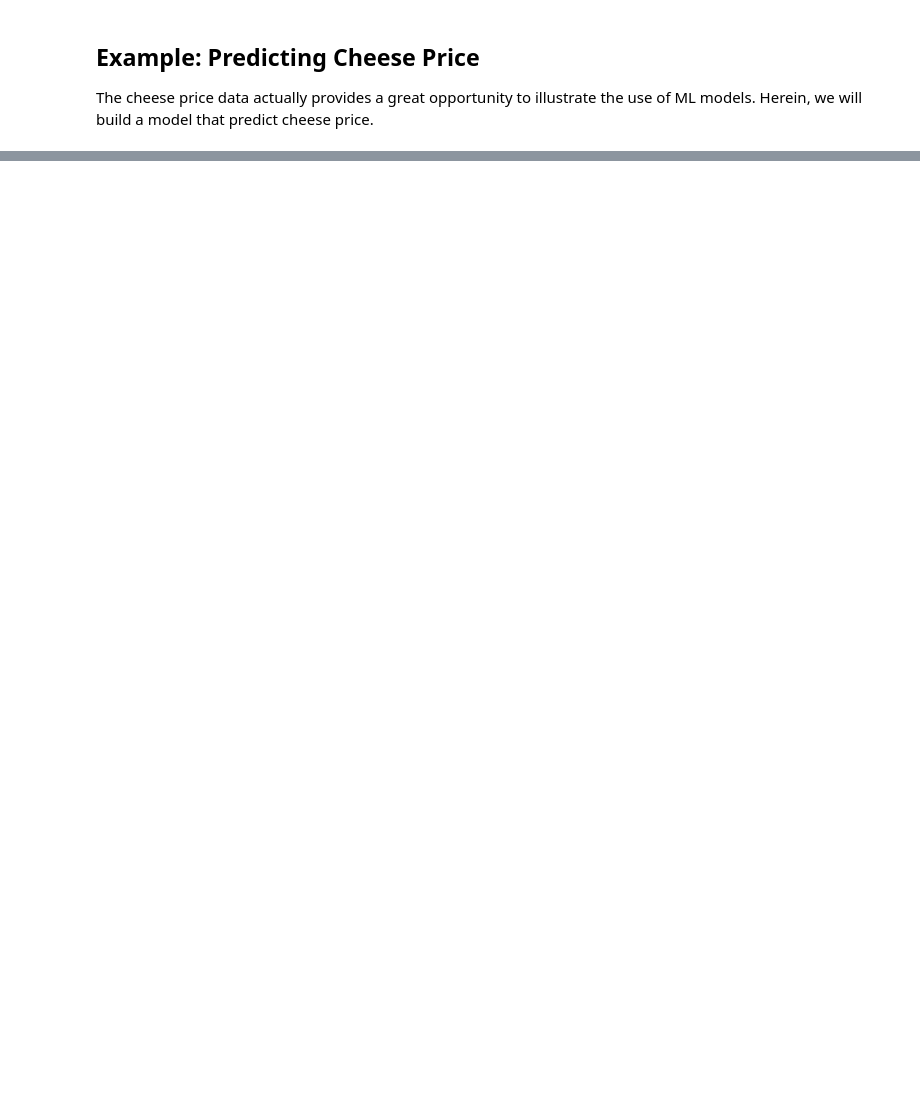
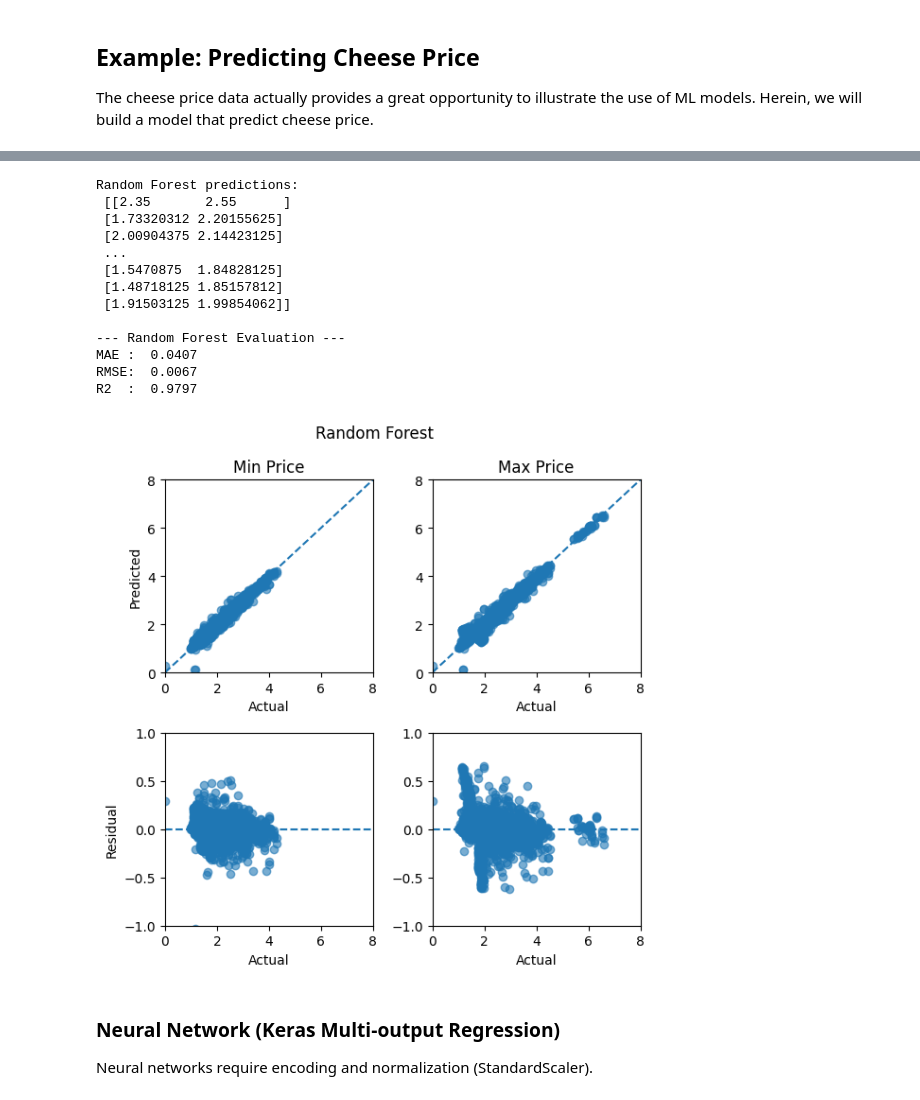
Before and after one commit to yalinli2/EnvEtools, a Jupyter notebook: course_modules/2_USDA_MyMarketNews_ML.ipynb, the cells around one changed output, grey strips where cells are left out. Drawn from its saved outputs; the diff is of its cells as text; code cells hidden in the pictures; blank space fills up the shorter version.

```diff
--- a/course_modules/2_USDA_MyMarketNews_ML.ipynb
+++ b/course_modules/2_USDA_MyMarketNews_ML.ipynb
@@ -37,0 +83,5 @@ tensor([[0.9172, 0.7374, 0.3058],
+# %%
+# Split the data into training and testing sets
+from sklearn.model_selection import train_test_split
+X_train, X_test, y_train, y_test = train_test_split(X, y, test_size=0.25, random_state=117)
+y_true = y_test.values
@@ -37,0 +215,9 @@ tensor([[0.9172, 0.7374, 0.3058],
+# %%
+%%time
+# Fit the model and time it
+start_time = time.perf_counter()
+
+model_rf.fit(X_train, y_train)
+
+end_time = time.perf_counter()
+time_rf = end_time - start_time
@@ -37,0 +227,26 @@ tensor([[0.9172, 0.7374, 0.3058],
+# %%
+# Evalute the results
+y_pred_rf = model_rf.predict(X_test)
+label = "Random Forest"
+print(f"{label} predictions:\n", y_pred_rf)
+
+metrics_rf = evaluate_regression(y_true, y_pred_rf, label=label)
+fig_rf, axs_rf = plot_regression(y_true, y_pred_rf, label=label)
+# %% [output]
+Random Forest predictions:
+ [[2.35       2.55      ]
+ [1.73320312 2.20155625]
+ [2.00904375 2.14423125]
+ ...
+ [1.5470875  1.84828125]
+ [1.48718125 1.85157812]
+ [1.91503125 1.99854062]]
+
+--- Random Forest Evaluation ---
+MAE :  0.0407
+RMSE:  0.0067
+R2  :  0.9797
+[figure, added]
+# %% [markdown]
+### Neural Network (Keras Multi-output Regression)
+Neural networks require encoding and normalization (StandardScaler).
```
Also changed, not shown: parts of 29 cells of this notebook, 2 other files.
